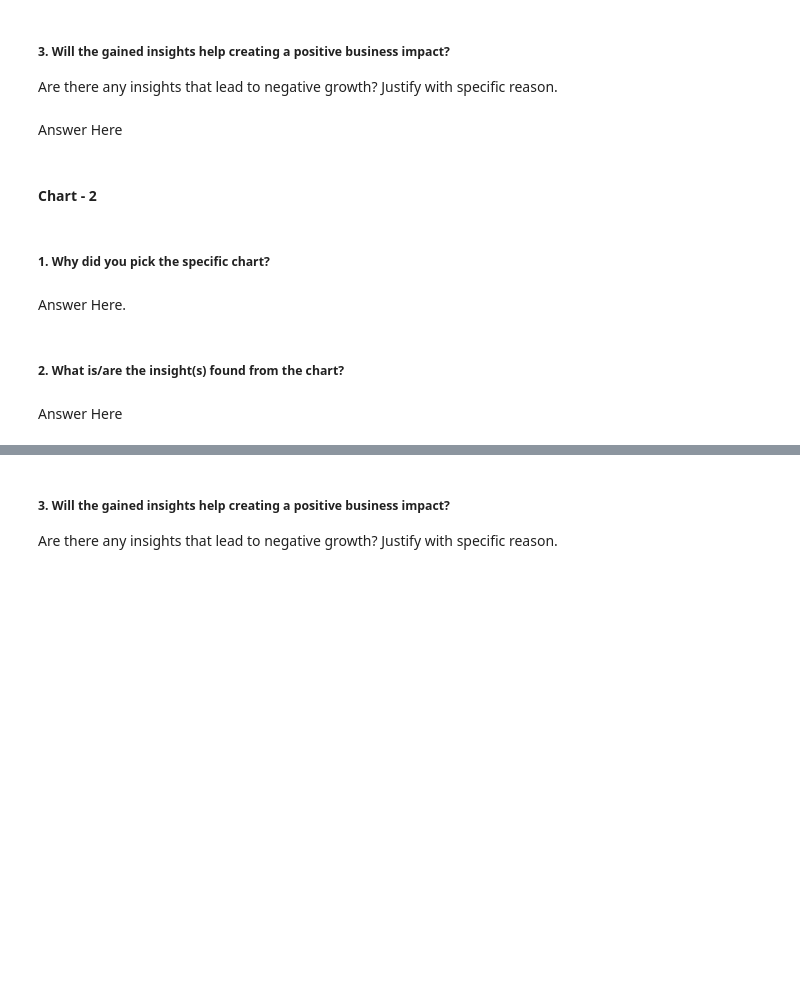
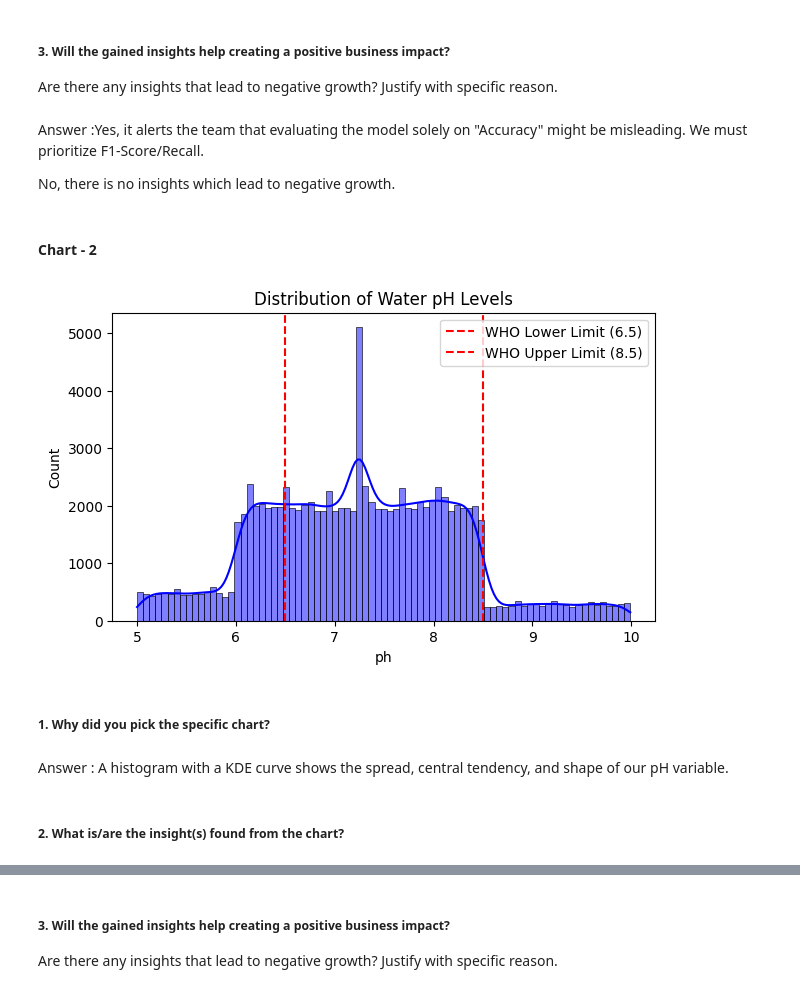
Before and after one commit to anujpurohit0501/Water_Potability_Prediction, a Jupyter notebook: Water_portability_.ipynb, the cells around one changed output, grey strips where cells are left out. Cells and saved outputs as stored; diff of their text form; code cells hidden in the pictures; blank space fills up the shorter version.

```diff
--- a/Water_portability_.ipynb
+++ b/Water_portability_.ipynb
@@ -281,7 +319,9 @@ Answer Here
 # %% [markdown]
 ##### 3. Will the gained insights help creating a positive business impact?
 Are there any insights that lead to negative growth? Justify with specific reason.
-# %% [markdown]
-Answer Here
+# %% [markdown]
+Answer :Yes, it alerts the team that evaluating the model solely on "Accuracy" might be misleading. We must prioritize F1-Score/Recall.
+
+No, there is no insights which lead to negative growth.
 # %% [markdown]
 #### Chart - 2
@@ -290,8 +328,17 @@ Answer Here
+# %%
+# Chart - 2 visualization code
+plt.figure(figsize=(7, 4))
+sns.histplot(data=df, x='ph', kde=True, color='blue')
+plt.axvline(6.5, color='red', linestyle='--', label='WHO Lower Limit (6.5)')
+plt.axvline(8.5, color='red', linestyle='--', label='WHO Upper Limit (8.5)')
+plt.legend()
+plt.title("Distribution of Water pH Levels")
+plt.show()
+# %% [output]
+[figure, added]
 # %% [markdown]
 ##### 1. Why did you pick the specific chart?
-# %% [markdown]
-Answer Here.
+# %% [markdown]
+Answer : A histogram with a KDE curve shows the spread, central tendency, and shape of our pH variable.
 # %% [markdown]
 ##### 2. What is/are the insight(s) found from the chart?
-# %% [markdown]
-Answer Here
```
Also changed, not shown: parts of 109 cells of this notebook.
